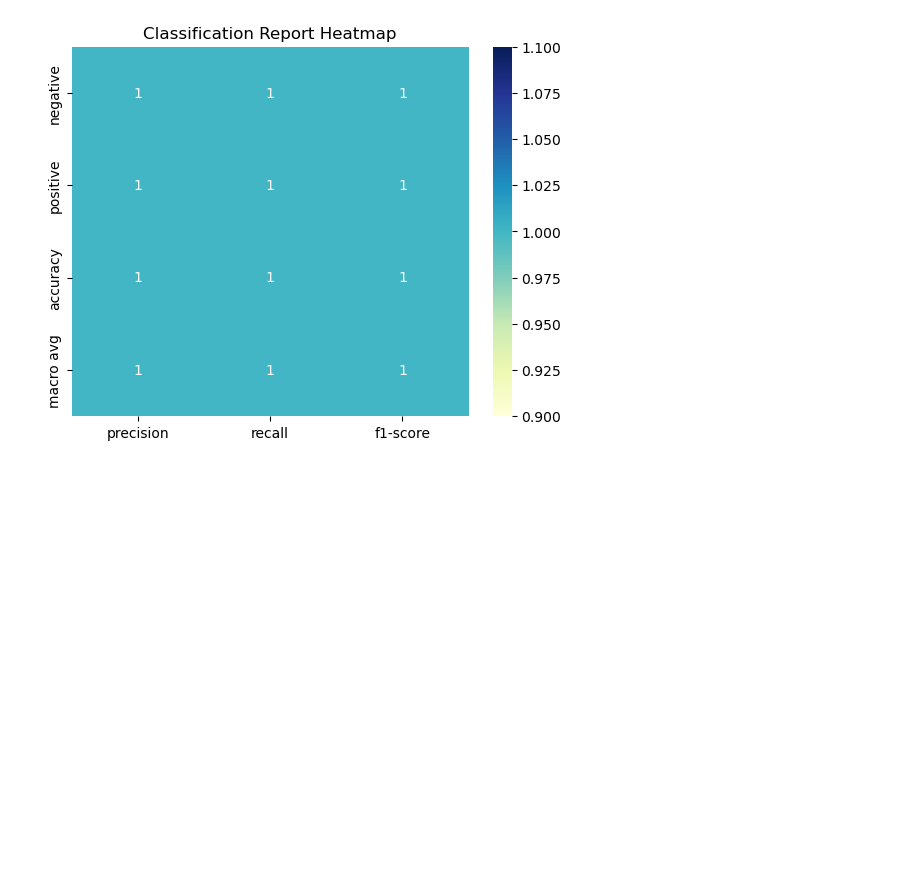
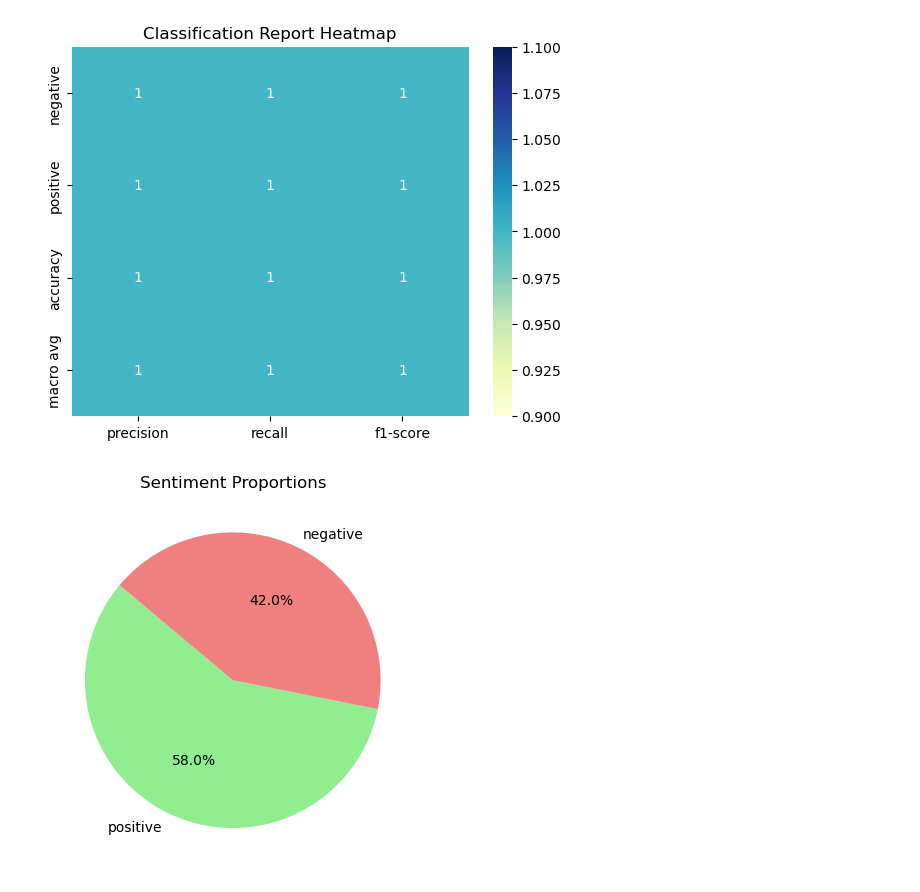
Before and after one commit to kxrrym03/Sentiment-Analysis, a Jupyter notebook: Sentiment Analysis.ipynb, the cells around one changed output. Drawn from its saved outputs; the diff is of its cells as text; code cells hidden in the pictures; blank space fills up the shorter version.

```diff
--- a/Sentiment Analysis.ipynb
+++ b/Sentiment Analysis.ipynb
@@ -131,3 +131,10 @@ plt.title("Classification Report Heatmap")
 plt.show()
 # %% [output]
 [figure]
+# %%
+data['sentiment'].value_counts().plot.pie(autopct='%1.1f%%', startangle=140, colors=['lightgreen', 'lightcoral', 'lightblue'])
+plt.title("Sentiment Proportions")
+plt.ylabel('')
+plt.show()
+# %% [output]
+[figure, added]
```
